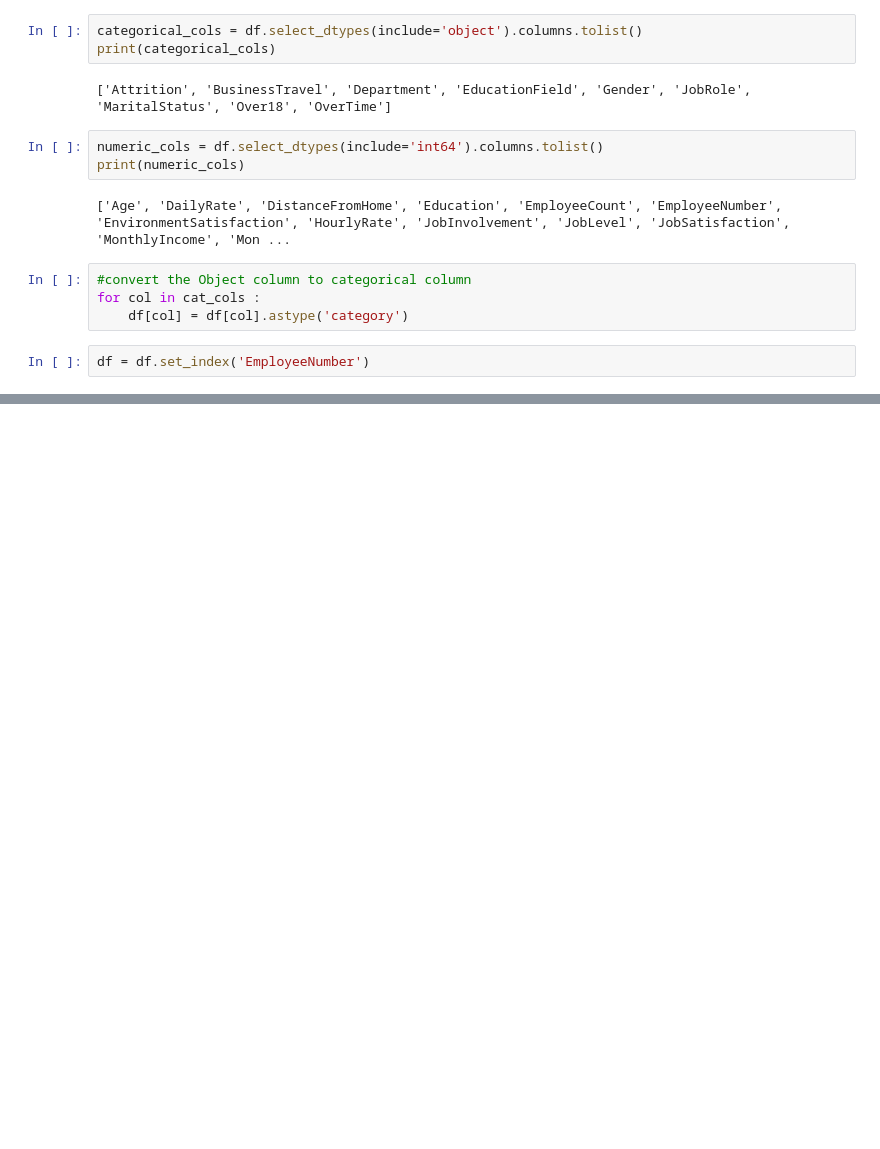
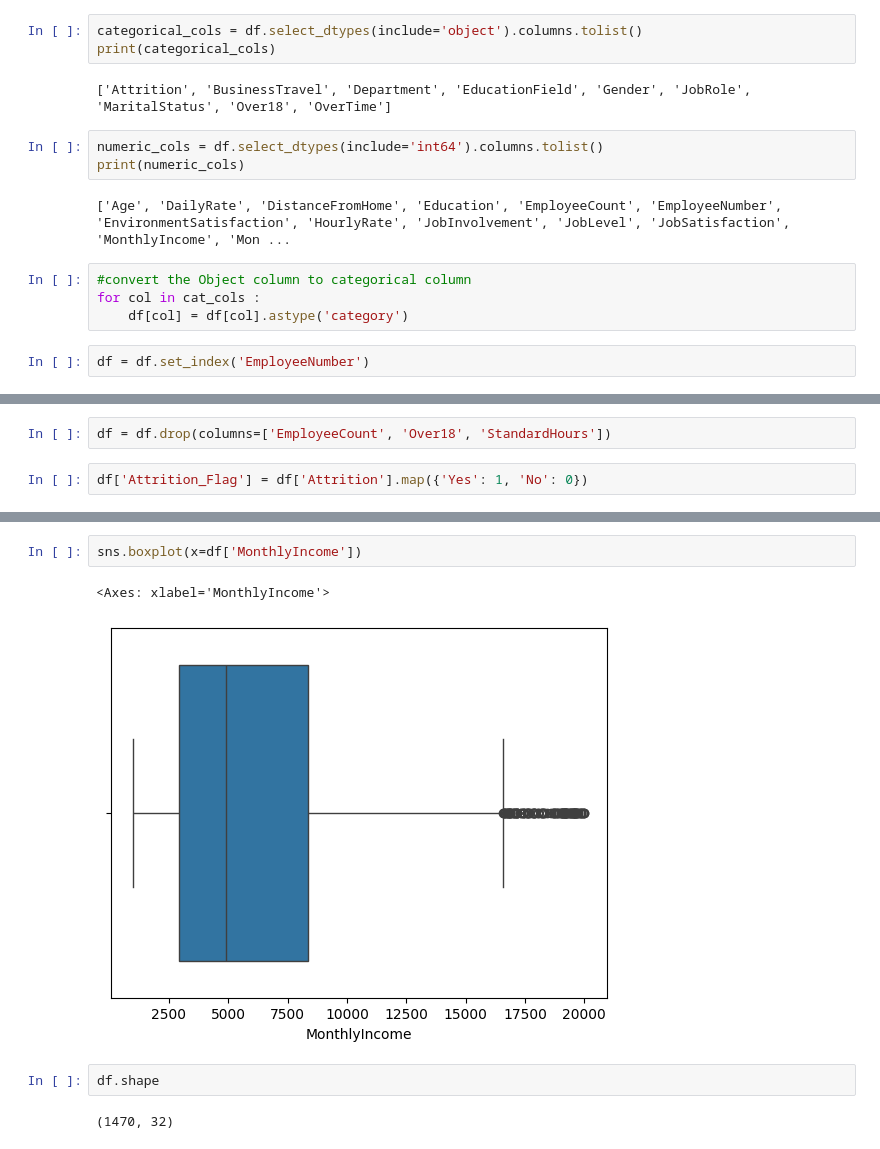
Before and after one commit to Shreyashs-dg/hr-attrition-eda, a Jupyter notebook: notebooks/01_eda_hr_attrition.ipynb, the cells around one changed output, grey strips where cells are left out. Drawn from its saved outputs; the diff is of its cells as text; blank space fills up the shorter version.

```diff
--- a/notebooks/01_eda_hr_attrition.ipynb
+++ b/notebooks/01_eda_hr_attrition.ipynb
@@ -155,0 +170,4 @@ np.float64(314.666015625)
+# %%
+df = df.drop(columns=['EmployeeCount', 'Over18', 'StandardHours'])
+# %%
+df['Attrition_Flag'] = df['Attrition'].map({'Yes': 1, 'No': 0})
@@ -155,0 +186,9 @@ np.float64(314.666015625)
+# %%
+sns.boxplot(x=df['MonthlyIncome'])
+# %% [output]
+<Axes: xlabel='MonthlyIncome'>
+[figure, added]
+# %%
+df.shape
+# %% [output]
+(1470, 32)
```
Also changed, not shown: parts of 5 cells of this notebook, 1 other file.
